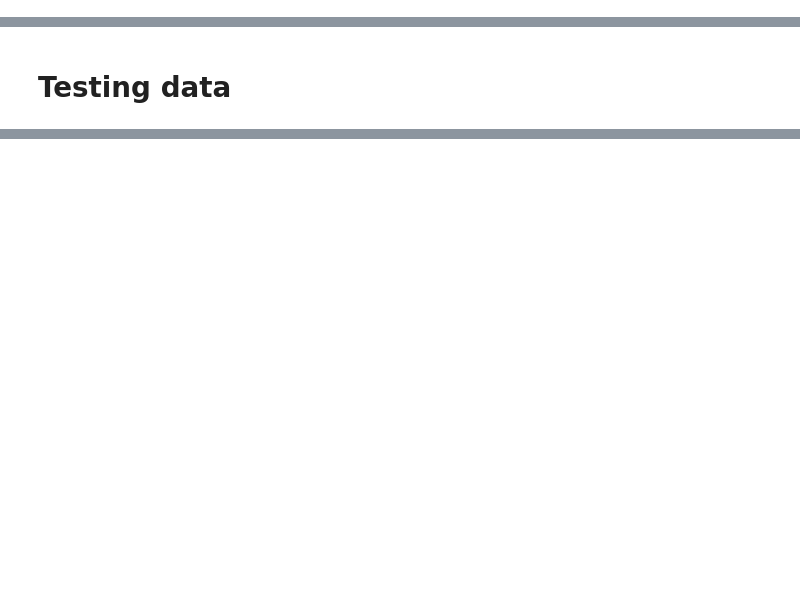
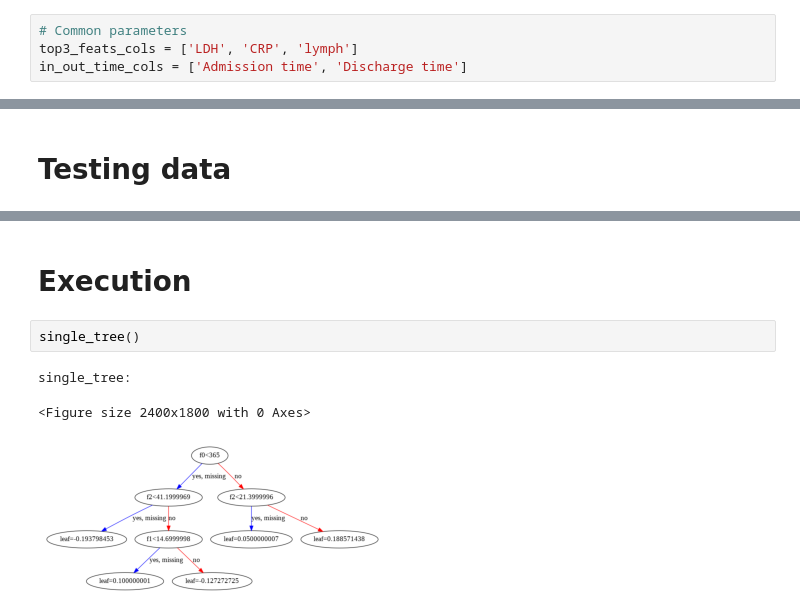
Before and after one commit to zaid-mousa/covidsavior, a Jupyter notebook: modelTest.ipynb, the cells around one changed output, grey strips where cells are left out. Drawn from its saved outputs; the diff is of its cells as text; blank space fills up the shorter version.

```diff
--- a/modelTest.ipynb
+++ b/modelTest.ipynb
@@ -32 +40,5 @@ import matplotlib as mpl
+# %%
+# Common parameters
+top3_feats_cols = ['LDH', 'CRP', 'lymph']
+in_out_time_cols = ['Admission time', 'Discharge time']
 # %% [markdown]
@@ -111,0 +370,8 @@ def is_number(s):
+# %% [markdown]
+# Execution
+# %%
+single_tree()
+# %% [output]
+single_tree:
+<Figure size 2400x1800 with 0 Axes>
+[figure, added]
```
Also changed, not shown: parts of 7 cells of this notebook.
